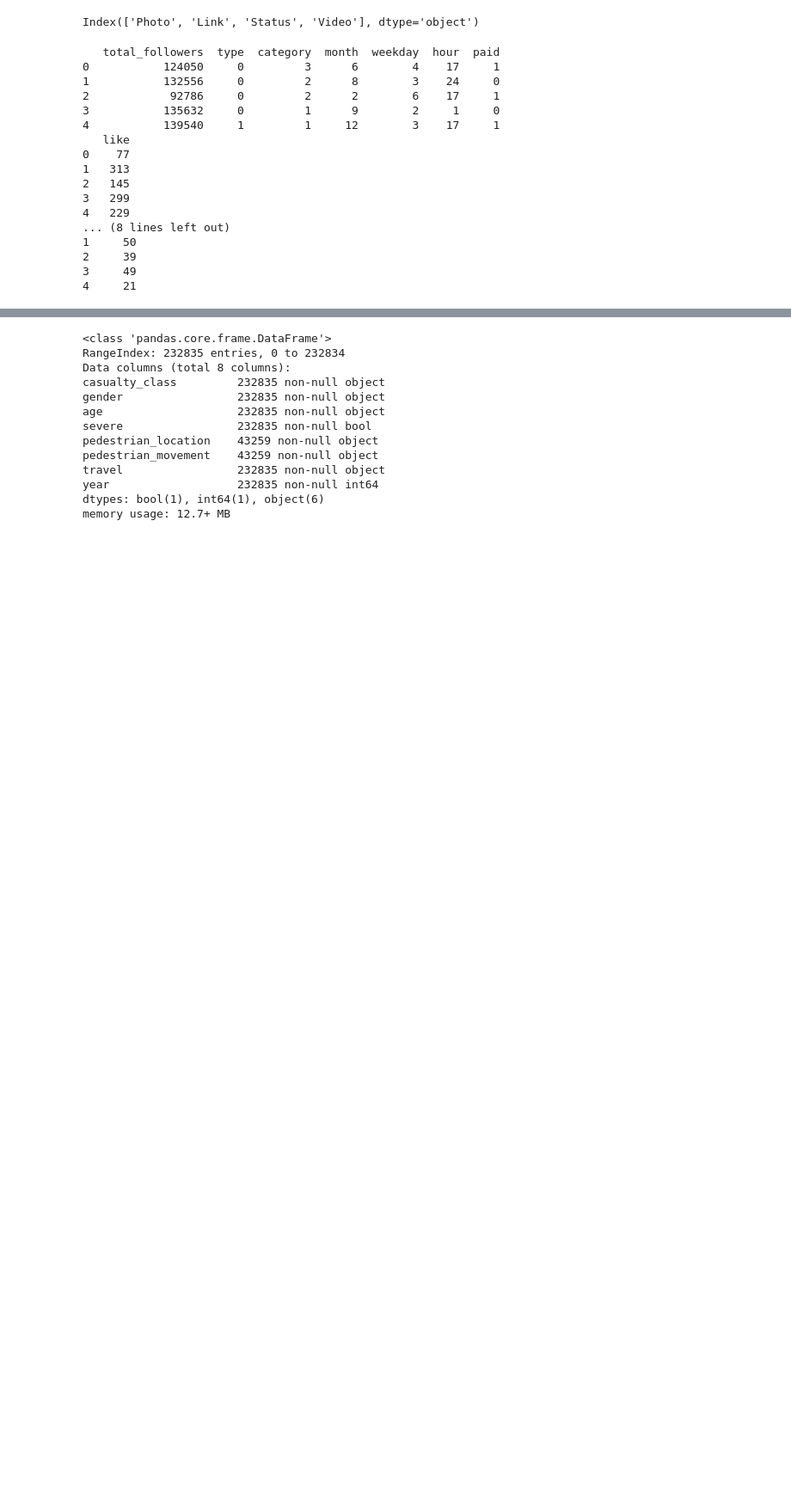
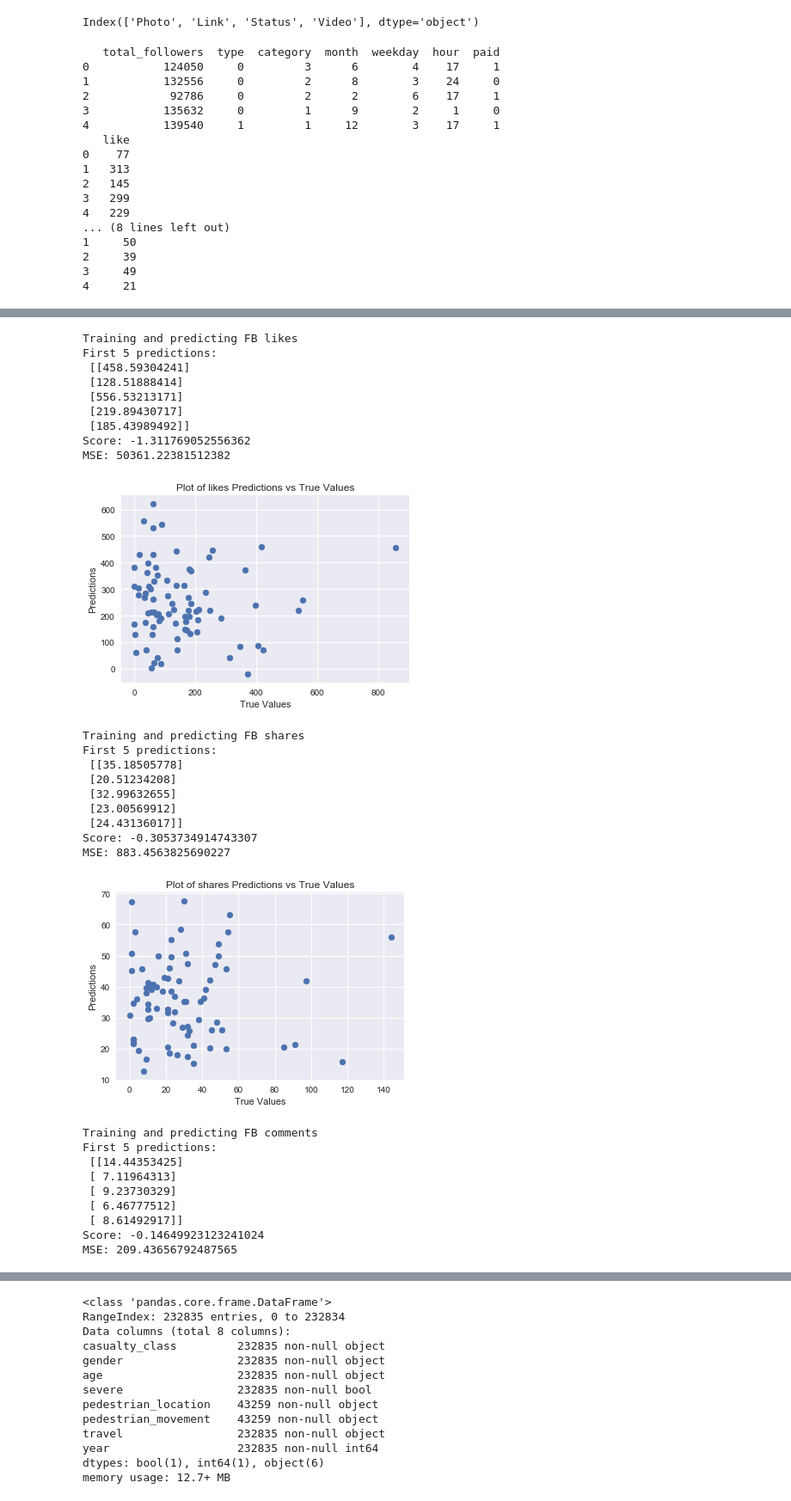
Before and after one commit to hueyning/cs156-ml, a Jupyter notebook: CS156 Session 2.2 - Ensuring quality when training/Facebook Regression & Casualty Classification.ipynb, the cells around one changed output, grey strips where cells are left out. Shown at 86% size. Cells and saved outputs as stored; diff of their text form; code cells hidden in the pictures; blank space fills up the shorter version.

```diff
--- a/CS156 Session 2.2 - Ensuring quality when training/Facebook Regression & Casualty Classification.ipynb
+++ b/CS156 Session 2.2 - Ensuring quality when training/Facebook Regression & Casualty Classification.ipynb
@@ -113,0 +80,52 @@ Cross-validated scores: [-0.1335011   0.07682692  0.00157787 -0.0145426  -0.0087
+# %%
+def train_test_lm(response,test_x,train_y,test_y):
+    print(f"Training and predicting FB {response}")
+    lm = linear_model.LinearRegression()
+    model = lm.fit(fb_x_train, train_y)
+    predictions = lm.predict(test_x)
+    print("First 5 predictions:\n",predictions[:5])
+    print("Score:", model.score(test_x, test_y))
+    print("MSE:",mean_squared_error(test_y, predictions))
+    ## The line / model
+    plt.scatter(test_y, predictions)
+    plt.xlabel("True Values")
+    plt.ylabel("Predictions")
+    plt.title(f"Plot of {response} Predictions vs True Values")
+    plt.show()
+
+
+train_test_lm('likes', fb_x_test, fb_like_train, fb_like_test)
+
+train_test_lm('shares',fb_x_test, fb_share_train, fb_share_test)
+
+train_test_lm('comments',fb_x_test, fb_comment_train, fb_comment_test)
+# %% [output]
+Training and predicting FB likes
+First 5 predictions:
+ [[458.59304241]
+ [128.51888414]
+ [556.53213171]
+ [219.89430717]
+ [185.43989492]]
+Score: -1.311769052556362
+MSE: 50361.22381512382
+[figure, added]
+Training and predicting FB shares
+First 5 predictions:
+ [[35.18505778]
+ [20.51234208]
+ [32.99632655]
+ [23.00569912]
+ [24.43136017]]
+Score: -0.3053734914743307
+MSE: 883.4563825690227
+[figure, added]
+Training and predicting FB comments
+First 5 predictions:
+ [[14.44353425]
+ [ 7.11964313]
+ [ 9.23730329]
+ [ 6.46777512]
+ [ 8.61492917]]
+Score: -0.14649923123241024
+MSE: 209.43656792487565
```
Also changed, not shown: parts of 11 cells of this notebook, 2 other files.
